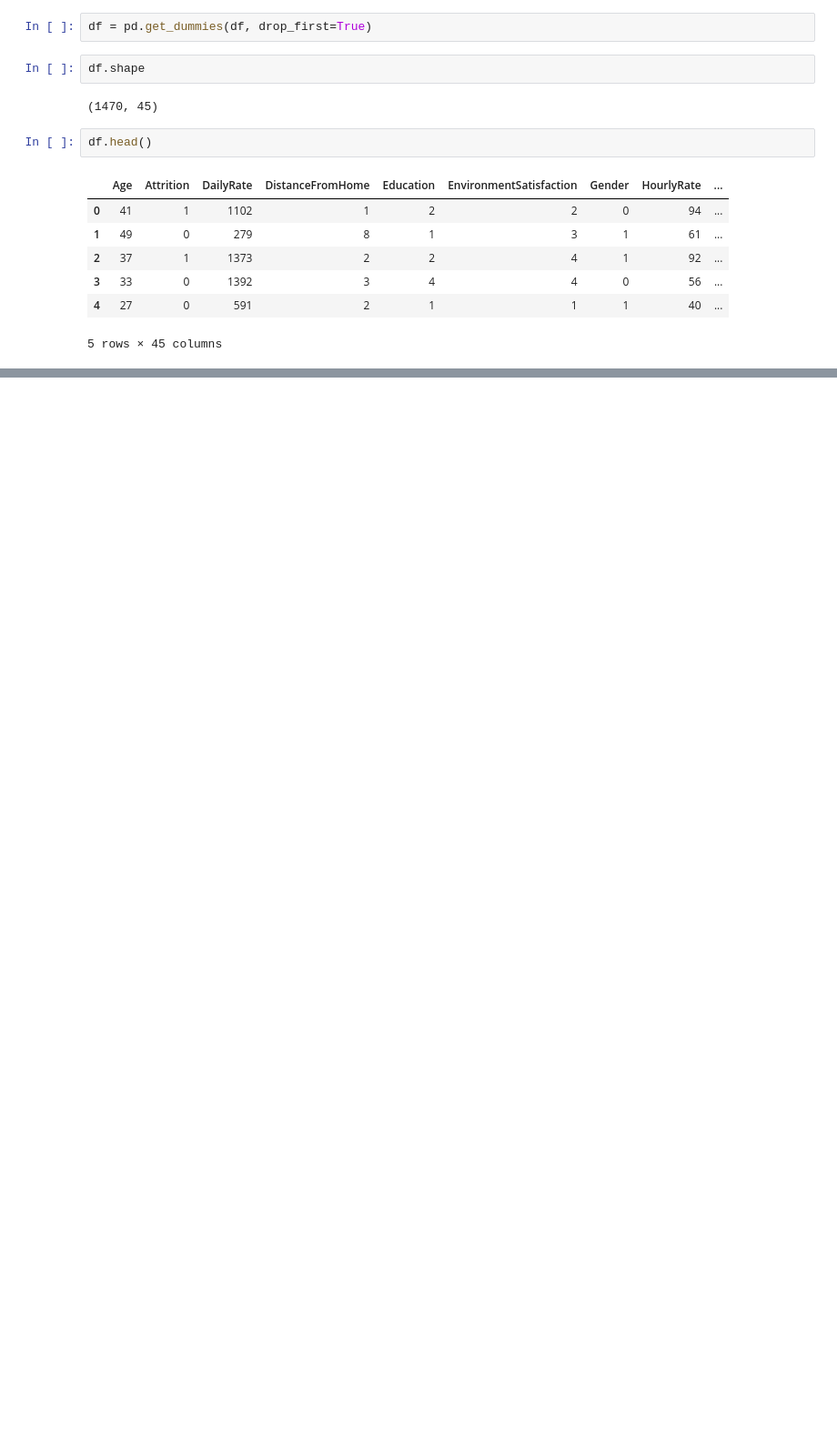
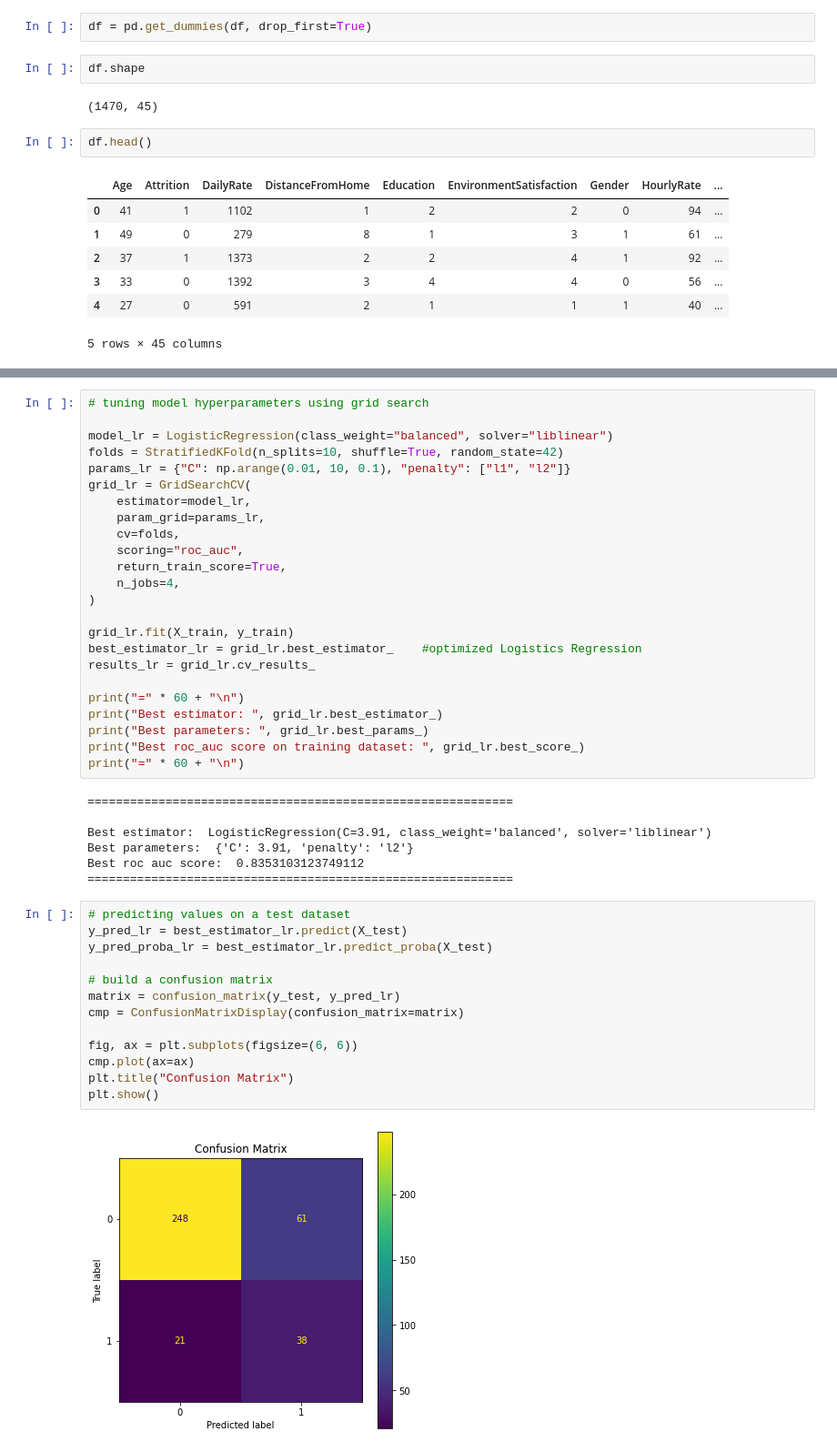
Before and after one commit to slavaminchuk/Employee-Churn, a Jupyter notebook: Отток сотрудников.ipynb, the cells around one changed output, grey strips where cells are left out. Shown at 91% size. Cells and saved outputs as stored; diff of their text form; blank space fills up the shorter version.

Commit message:
tuning LR, RF

```diff
--- a/Отток сотрудников.ipynb
+++ b/Отток сотрудников.ipynb
@@ -701,0 +724,46 @@ sns.boxplot(data=s)
+# %%
+# tuning model hyperparameters using grid search
+
+model_lr = LogisticRegression(class_weight="balanced", solver="liblinear")
+folds = StratifiedKFold(n_splits=10, shuffle=True, random_state=42)
+params_lr = {"C": np.arange(0.01, 10, 0.1), "penalty": ["l1", "l2"]}
+grid_lr = GridSearchCV(
+    estimator=model_lr,
+    param_grid=params_lr,
+    cv=folds,
+    scoring="roc_auc",
+    return_train_score=True,
+    n_jobs=4,
+)
+
+grid_lr.fit(X_train, y_train)
+best_estimator_lr = grid_lr.best_estimator_    #optimized Logistics Regression
+results_lr = grid_lr.cv_results_
+
+print("=" * 60 + "\n")
+print("Best estimator: ", grid_lr.best_estimator_)
+print("Best parameters: ", grid_lr.best_params_)
+print("Best roc_auc score on training dataset: ", grid_lr.best_score_)
+print("=" * 60 + "\n")
+# %% [output]
+============================================================
+
+Best estimator:  LogisticRegression(C=3.91, class_weight='balanced', solver='liblinear')
+Best parameters:  {'C': 3.91, 'penalty': 'l2'}
+Best roc auc score:  0.8353103123749112
+============================================================
+# %%
+# predicting values on a test dataset
+y_pred_lr = best_estimator_lr.predict(X_test)
+y_pred_proba_lr = best_estimator_lr.predict_proba(X_test)
+
+# build a confusion matrix
+matrix = confusion_matrix(y_test, y_pred_lr)
+cmp = ConfusionMatrixDisplay(confusion_matrix=matrix)
+
+fig, ax = plt.subplots(figsize=(6, 6))
+cmp.plot(ax=ax)
+plt.title("Confusion Matrix")
+plt.show()
+# %% [output]
+[figure, added]
```
Also changed, not shown: parts of 34 cells of this notebook.
